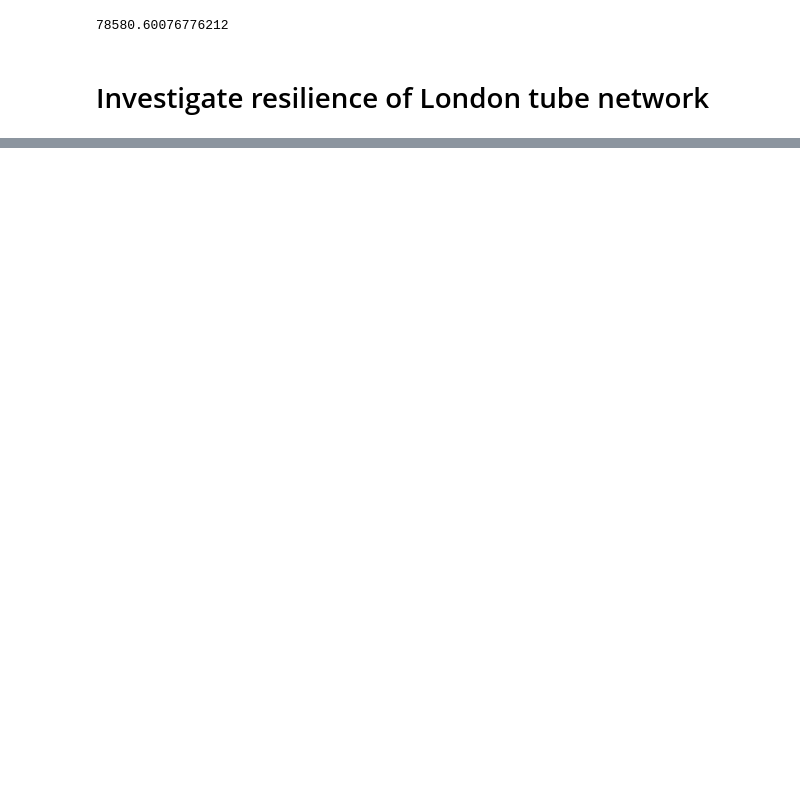
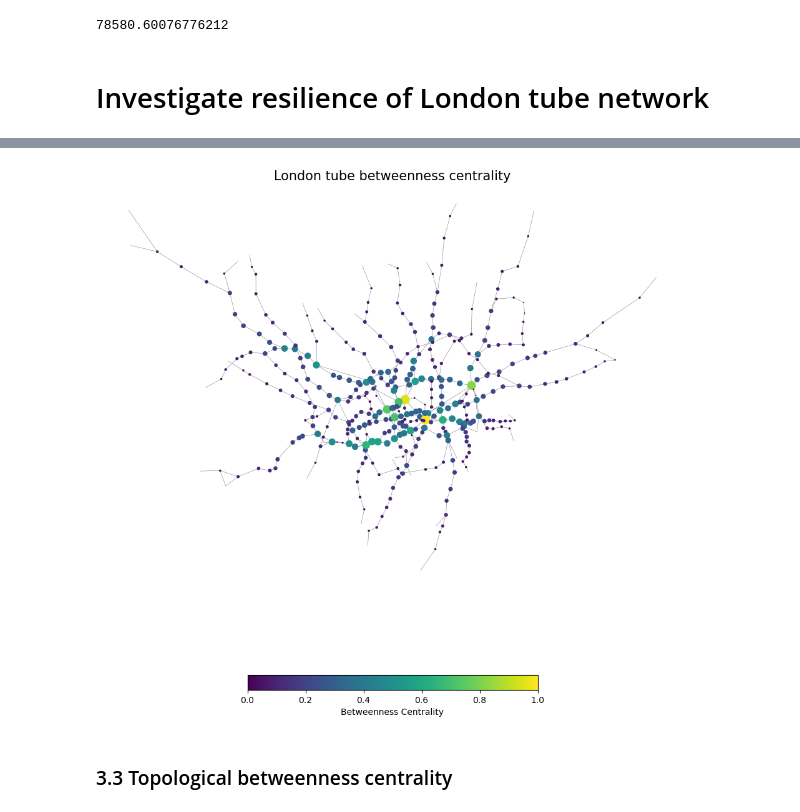
Before and after one commit to Skylar-TyZhang/Investigation_of_London_tube_resilience-, a Jupyter notebook: tube_resi.ipynb, the cells around one changed output, grey strips where cells are left out. Saved outputs shown, nothing was run; the diff lists cells and outputs as text; code cells hidden in the pictures; blank space fills up the shorter version.

```diff
--- a/tube_resi.ipynb
+++ b/tube_resi.ipynb
@@ -147,0 +238,30 @@ df_sorted[0:10]
+# %%
+# Lets set colour and size of nodes according to betweenness values
+betweenness_w_values=[(i[1]['betweenness_w']) for i in G.nodes(data=True)]
+
+bet_w_color=[(i[1]['betweenness_w']/max(betweenness_w_values)) for i in G.nodes(data=True)]
+bet_w_size=[(i[1]['betweenness_w']/max(betweenness_w_values))*100 for i in G.nodes(data=True)]
+
+
+# Plot graph
+
+pos=pos
+
+fig, ax = plt.subplots(figsize=(12,12))
+
+
+nx.draw_networkx_edges(G, pos,edge_color='gray',
+        width=0.4)
+nod=nx.draw_networkx_nodes(G,
+        pos = pos,
+        node_color= bet_w_color,
+        node_size= bet_w_size)
+
+plt.colorbar(nod,label="Betweenness Centrality",orientation="horizontal", shrink=0.5)
+plt.axis("off")
+plt.title("London tube betweenness centrality",fontsize=15)
+plt.show()
+# %% [output]
+[figure, added]
+# %% [markdown]
+### 3.3 Topological betweenness centrality
```
Also changed, not shown: parts of 34 cells of this notebook.
